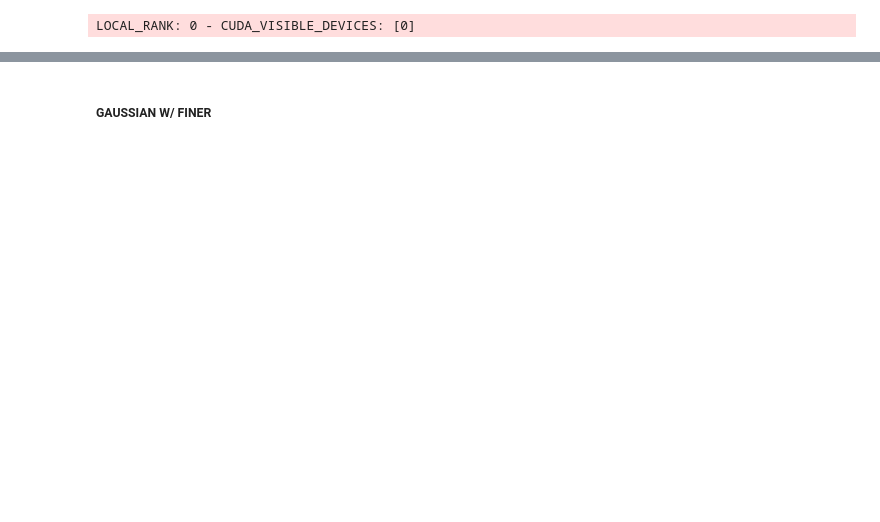
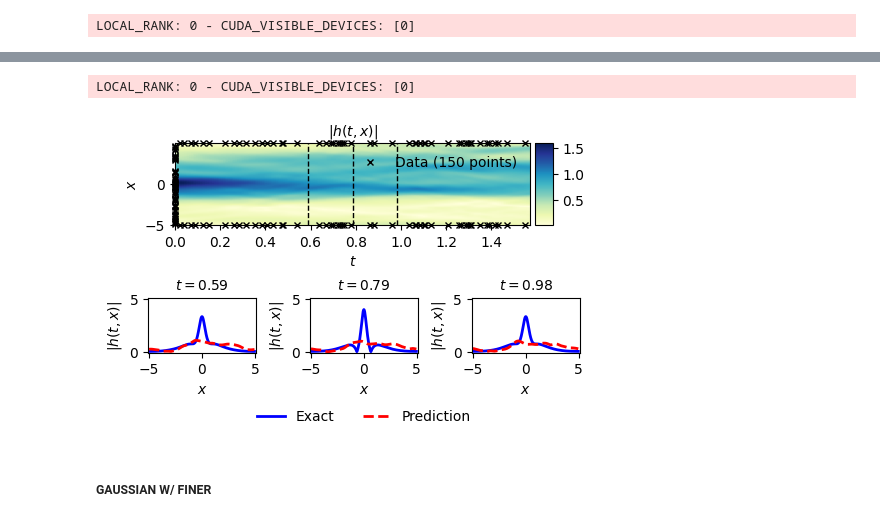
Before and after one commit to mickyals/pinns-torch, a Jupyter notebook: tutorials/PINNs_T1_Activations.ipynb, the cells around one changed output, grey strips where cells are left out. Cells and saved outputs as stored; diff of their text form; code cells hidden in the pictures; blank space fills up the shorter version.

Commit message:
all activations but wire

```diff
--- a/tutorials/PINNs_T1_Activations.ipynb
+++ b/tutorials/PINNs_T1_Activations.ipynb
@@ -601,3 +602,26 @@ pinnstorch.utils.plot_schrodinger(mesh=mesh,
 ##### GAUSSIAN
 
 ![](gaussian.png)
+# %%
+net_gaussian = pinnstorch.models.FCN(layers=layers,
+                            output_names=['u', 'v'],
+                            lb=mesh.lb,
+                            ub=mesh.ub,
+                            activation="GAUSSIAN",  # use registry
+                            activation_kwargs={'sigma':5},  # extra params
+                            initializer="XAVIER_UNIFORM",  # use registry
+                            initializer_kwargs={},  # extra params
+                            layer_type='BASE',
+                            layer_kwargs={}
+                            )
+# %%
+model = pinnstorch.models.PINNModule(net = net_gaussian,
+                                     pde_fn = pde_fn,
+                                     output_fn = output_fn,
+                                     loss_fn = 'mse')
+# %%
+trainer = pl.Trainer(accelerator='auto', devices=1, max_epochs = num_epochs)
+start_time = time.time()
+
+trainer.fit(model=model, datamodule=datamodule)
+end_time = time.time()
@@ -604,2 +675,15 @@ pinnstorch.utils.plot_schrodinger(mesh=mesh,
+# %%
+preds_list = trainer.predict(model=model, datamodule=datamodule)
+preds_dict = pinnstorch.utils.fix_predictions(preds_list)
+# %% [output]
+LOCAL_RANK: 0 - CUDA_VISIBLE_DEVICES: [0]
+# %%
+pinnstorch.utils.plot_schrodinger(mesh=mesh,
+                                  preds=preds_dict,
+                                  train_datasets=train_datasets,
+                                  val_dataset=val_dataset,
+                                  file_name='out/5_gaussian')
+# %% [output]
+[figure, added]
 # %% [markdown]
 ##### GAUSSIAN W/ FINER
```
Also changed, not shown: parts of 50 cells of this notebook, 21 other files.
